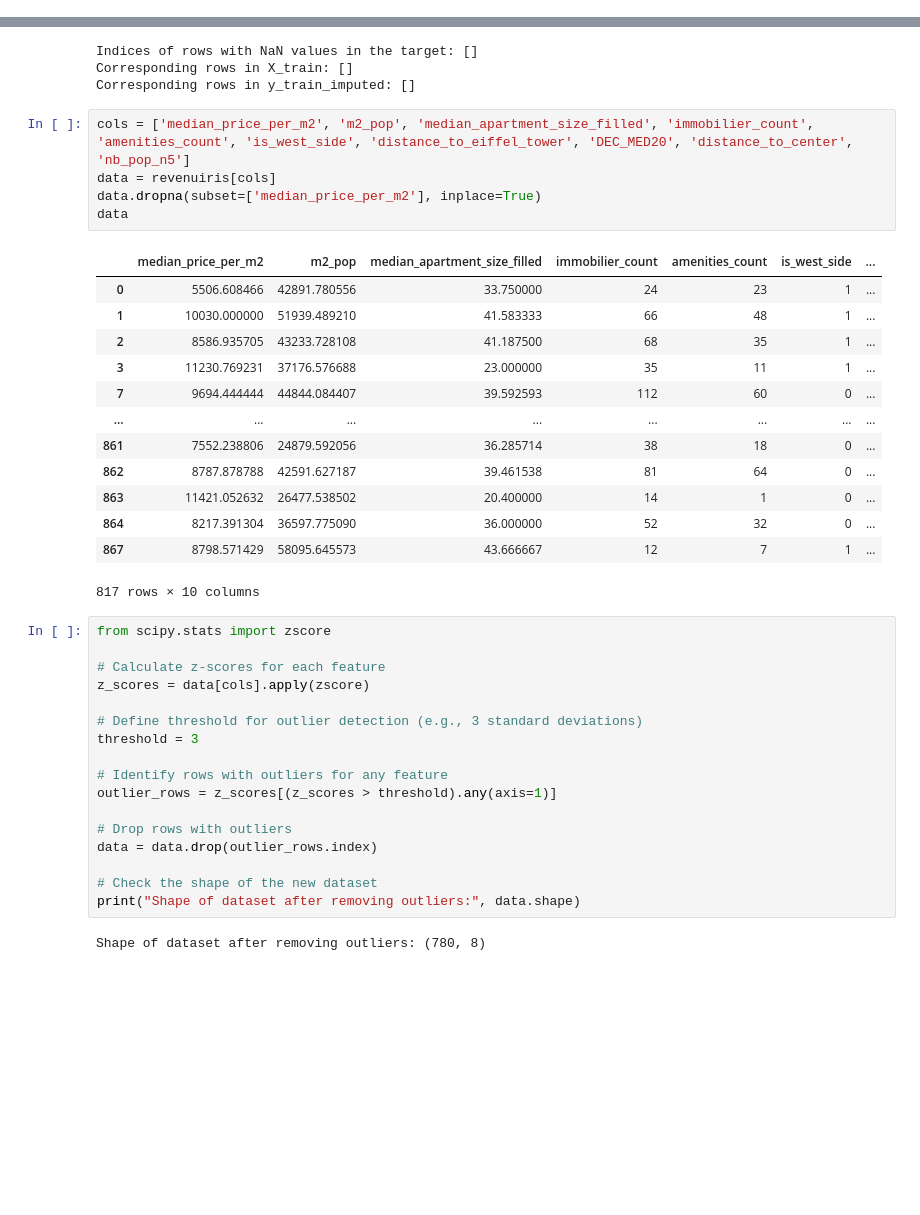
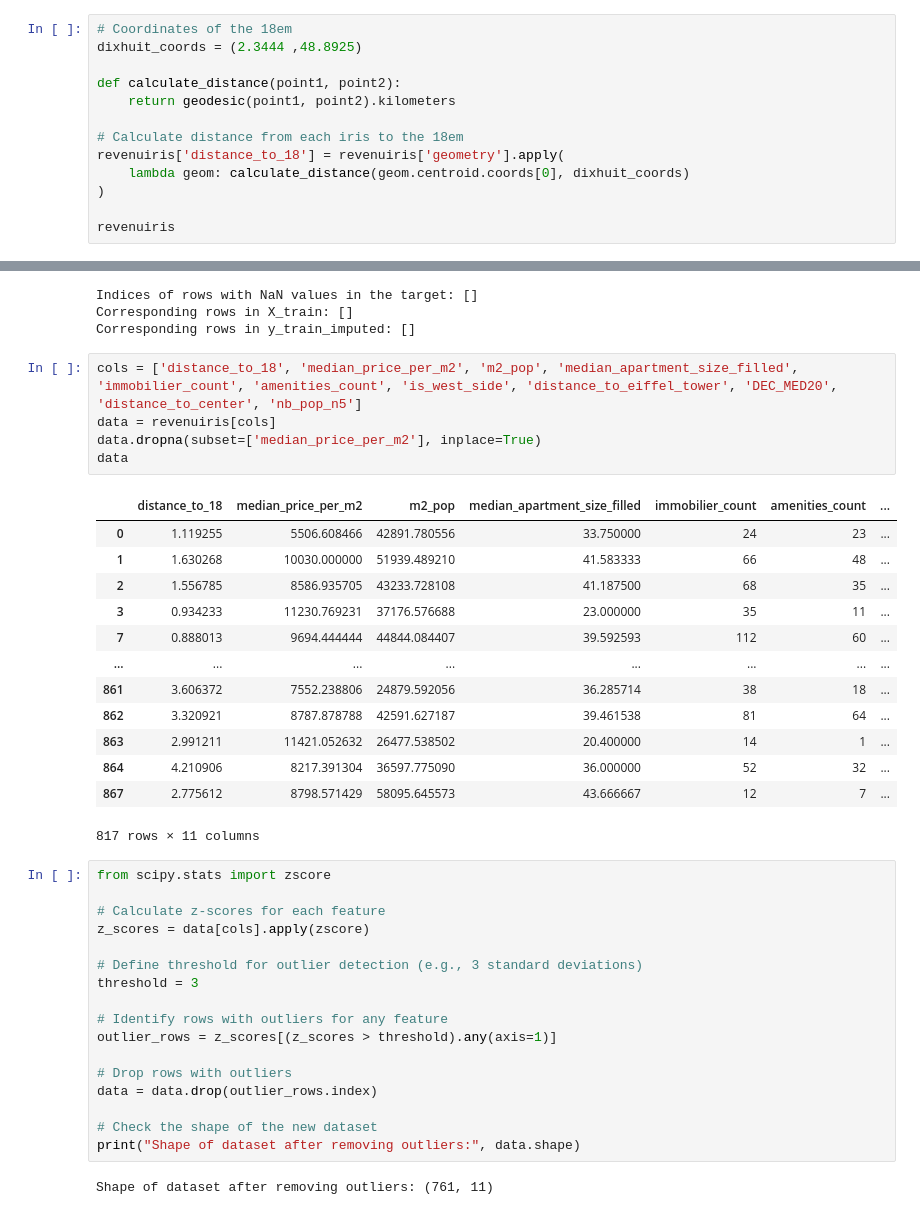
Before and after one commit to arshiataheri/IRIS-Paris-Geographical-Data-ML, a Jupyter notebook: IRIS_Paris_Geographical_Data_ML.ipynb, the cells around one changed output, grey strips where cells are left out. Saved outputs shown, nothing was run; the diff lists cells and outputs as text; blank space fills up the shorter version.

```diff
--- a/IRIS_Paris_Geographical_Data_ML.ipynb
+++ b/IRIS_Paris_Geographical_Data_ML.ipynb
@@ -289,0 +294,13 @@ print(furthest_x, furthest_y)
+# %%
+# Coordinates of the 18em
+dixhuit_coords = (2.3444 ,48.8925)
+
+def calculate_distance(point1, point2):
+    return geodesic(point1, point2).kilometers
+
+# Calculate distance from each iris to the 18em
+revenuiris['distance_to_18'] = revenuiris['geometry'].apply(
+    lambda geom: calculate_distance(geom.centroid.coords[0], dixhuit_coords)
+)
+
+revenuiris
@@ -883,24 +950,24 @@ Indices of rows with NaN values in the target: []
 Corresponding rows in X_train: []
 Corresponding rows in y_train_imputed: []
 # %%
-cols = ['median_price_per_m2', 'm2_pop', 'median_apartment_size_filled', 'immobilier_count', 'amenities_count', 'is_west_side', 'distance_to_eiffel_tower', 'DEC_MED20', 'distance_to_center', 'nb_pop_n5']
+cols = ['distance_to_18', 'median_price_per_m2', 'm2_pop', 'median_apartment_size_filled', 'immobilier_count', 'amenities_count', 'is_west_side', 'distance_to_eiffel_tower', 'DEC_MED20', 'distance_to_center', 'nb_pop_n5']
 data = revenuiris[cols]
 data.dropna(subset=['median_price_per_m2'], inplace=True)
 data
 # %% [output]
-|  | median_price_per_m2 | m2_pop | median_apartment_size_filled | immobilier_count | amenities_count | is_west_side | ... |
-| 0 | 5506.608466 | 42891.780556 | 33.750000 | 24 | 23 | 1 | ... |
-| 1 | 10030.000000 | 51939.489210 | 41.583333 | 66 | 48 | 1 | ... |
-| 2 | 8586.935705 | 43233.728108 | 41.187500 | 68 | 35 | 1 | ... |
-| 3 | 11230.769231 | 37176.576688 | 23.000000 | 35 | 11 | 1 | ... |
-| 7 | 9694.444444 | 44844.084407 | 39.592593 | 112 | 60 | 0 | ... |
+|  | distance_to_18 | median_price_per_m2 | m2_pop | median_apartment_size_filled | immobilier_count | amenities_count | ... |
+| 0 | 1.119255 | 5506.608466 | 42891.780556 | 33.750000 | 24 | 23 | ... |
+| 1 | 1.630268 | 10030.000000 | 51939.489210 | 41.583333 | 66 | 48 | ... |
+| 2 | 1.556785 | 8586.935705 | 43233.728108 | 41.187500 | 68 | 35 | ... |
+| 3 | 0.934233 | 11230.769231 | 37176.576688 | 23.000000 | 35 | 11 | ... |
+| 7 | 0.888013 | 9694.444444 | 44844.084407 | 39.592593 | 112 | 60 | ... |
 | ... | ... | ... | ... | ... | ... | ... | ... |
-| 861 | 7552.238806 | 24879.592056 | 36.285714 | 38 | 18 | 0 | ... |
-| 862 | 8787.878788 | 42591.627187 | 39.461538 | 81 | 64 | 0 | ... |
-| 863 | 11421.052632 | 26477.538502 | 20.400000 | 14 | 1 | 0 | ... |
-| 864 | 8217.391304 | 36597.775090 | 36.000000 | 52 | 32 | 0 | ... |
-| 867 | 8798.571429 | 58095.645573 | 43.666667 | 12 | 7 | 1 | ... |
+| 861 | 3.606372 | 7552.238806 | 24879.592056 | 36.285714 | 38 | 18 | ... |
+| 862 | 3.320921 | 8787.878788 | 42591.627187 | 39.461538 | 81 | 64 | ... |
+| 863 | 2.991211 | 11421.052632 | 26477.538502 | 20.400000 | 14 | 1 | ... |
+| 864 | 4.210906 | 8217.391304 | 36597.775090 | 36.000000 | 52 | 32 | ... |
+| 867 | 2.775612 | 8798.571429 | 58095.645573 | 43.666667 | 12 | 7 | ... |
-817 rows × 10 columns
+817 rows × 11 columns
 # %%
 from scipy.stats import zscore
 
@@ -919,7 +986,7 @@ data = data.drop(outlier_rows.index)
 # Check the shape of the new dataset
 print("Shape of dataset after removing outliers:", data.shape)
 # %% [output]
-Shape of dataset after removing outliers: (780, 8)
+Shape of dataset after removing outliers: (761, 11)
 # %%
 from pycaret.regression import *
 
```
Also changed, not shown: parts of 17 cells of this notebook.
